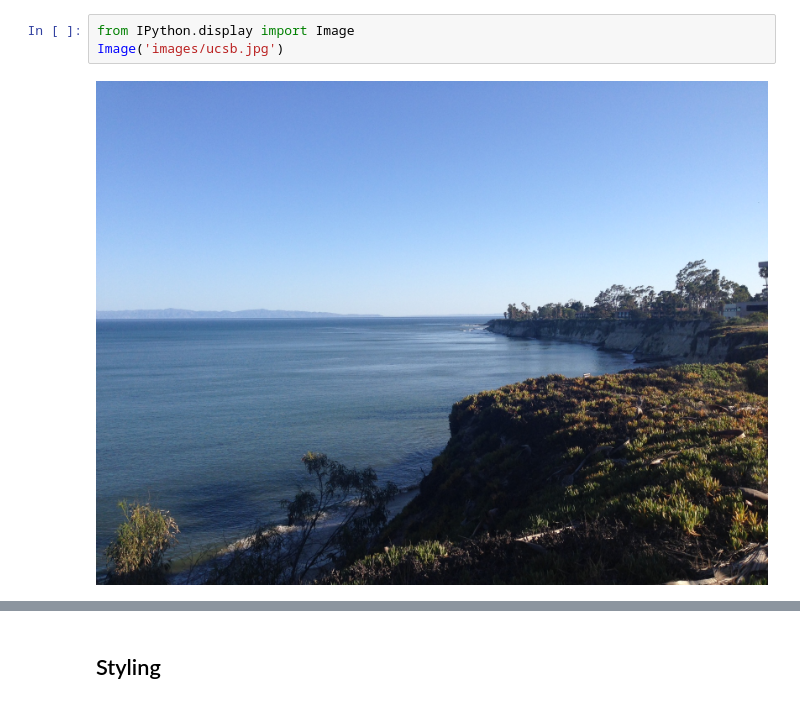
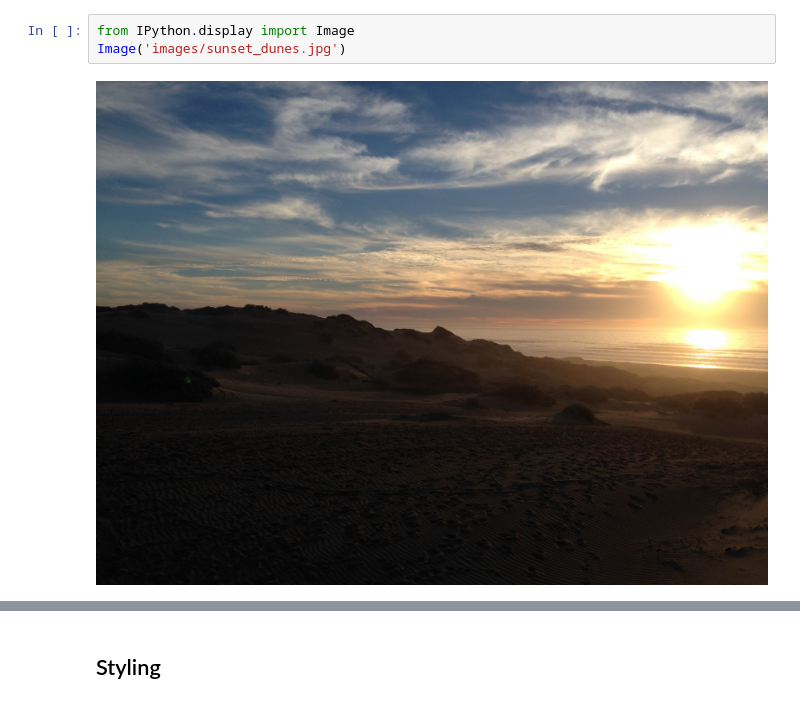
Before and after one commit to ellisonbg/talk-2014, a Jupyter notebook: Index.ipynb, the cells around one changed output, grey strips where cells are left out. Saved outputs shown, nothing was run; the diff lists cells and outputs as text.

```diff
--- a/Index.ipynb
+++ b/Index.ipynb
@@ -15,5 +15,5 @@
 # %%
 from IPython.display import Image
-Image('images/ucsb.jpg')
+Image('images/sunset_dunes.jpg')
 # %% [output]
-[figure, old version]
+[figure, new version]
```
Also changed, not shown: parts of 22 cells of this notebook, 4 other files.
